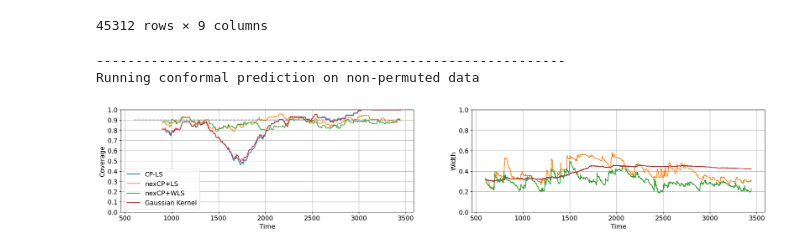
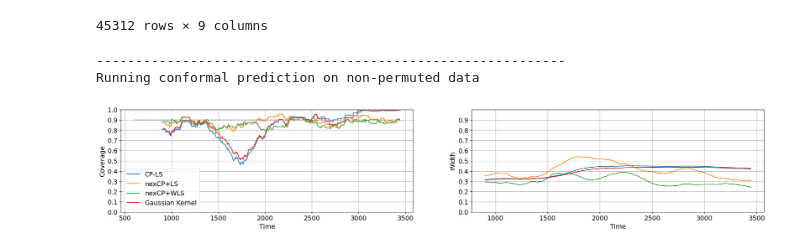
Before and after one commit to igorpradhan/RLRW-NonExchangeable-Conformal-Prediction, a Jupyter notebook: Replication/elec2_replicaton.ipynb, the cells around one changed output. Saved outputs shown, nothing was run; the diff lists cells and outputs as text; code cells hidden in the pictures.

```diff
--- a/Replication/elec2_replicaton.ipynb
+++ b/Replication/elec2_replicaton.ipynb
@@ -61,13 +61,19 @@ def run(X_, Y_, alpha, prediction_interval, methods, indexing=None):
                 weights = np.r_[weights, 1]
 
             elif method == "gaussian":
-                h = 1.5
-                # h = 1.06 * np.std(X[:pred_idx]) * (pred_idx + 1)**(-1/5)
+
+                #Select one
+
+                # h = 1.5
+                # h = 1.06 * np.std(Y[:pred_idx], ddof=1) * (pred_idx + 1)**(-1/5)
+
+
+
                 X_train_normalised = (X[:pred_idx + 1] - np.mean(X[:pred_idx + 1])) / np.std(X[:pred_idx])
 
 
                 X_tilde = multivariate_normal.rvs(mean=X_train_normalised[pred_idx], cov=np.diag(np.ones(4)) * h**2)
-                weights = np.exp(-0.5 * np.sum((X[:pred_idx + 1] - X_tilde), axis=1) / h**2)
+                weights = np.exp(-0.5 * np.linalg.norm((X_train_normalised[:pred_idx + 1] - X_tilde), axis=1)**2 / h**2)
                 weights = np.r_[weights, 1]
 
             else:
@@ -193,37 +199,37 @@ for method_idx, method in enumerate(methods):
 plt.rcParams.update({'font.size': 14})
 
 window = 300 # will display a rolling average
 
 def rolling_avg(x,window):
     return np.convolve(x, np.ones(window)/window)[(window-1):-window]
 
 fig, ax = plt.subplots(nrows=1, ncols=2, figsize=(25,4))
 
 for method_idx, method in enumerate(methods):
     ax[0].plot(np.arange(train_lag+window,N), rolling_avg(coverage[method_idx], window))
-    ax[1].plot(np.arange(train_lag, N), pi_width[method_idx])
+    ax[1].plot(np.arange(train_lag + window, N), rolling_avg(pi_width[method_idx], window))
 
 ax[0].hlines(1-alpha, xmin=train_lag, xmax=N, linestyles='--', colors='gray')
 ax[0].legend(['CP-LS','nexCP+LS','nexCP+WLS', "Gaussian Kernel"])
 
 ax[0].set_ylabel('Coverage')
 ax[0].set_ylim([0, 1])
 ax[0].set_yticks([0, 0.1, 0.2, 0.3, 0.4, 0.5, 0.6, 0.7, 0.8, 0.9, 1])
 ax[0].set_xlabel('Time')
 ax[0].grid(True)
 
 ax[1].set_ylabel('Width')
 ymax = np.max([
     pi_width[method_idx].max() for method_idx in range(len(methods))
 ]) * 1.1
-ax[1].set_ylim([0, ymax])
-ax[1].set_yticks([0, 0.2, 0.4, 0.6, 0.8, 1])
+ax[1].set_ylim([0, 1])
+ax[1].set_yticks(np.arange(0, 1, 0.1))
 ax[1].set_xlabel('Time')
 ax[1].grid(True)
 
 plt.show()
 # %% [output]
-[figure, old version]
+[figure, new version]
 # %%
 plt.rcParams.update({'font.size': 14})
 
```
Also changed, not shown: parts of 3 cells of this notebook, 13 other files.
